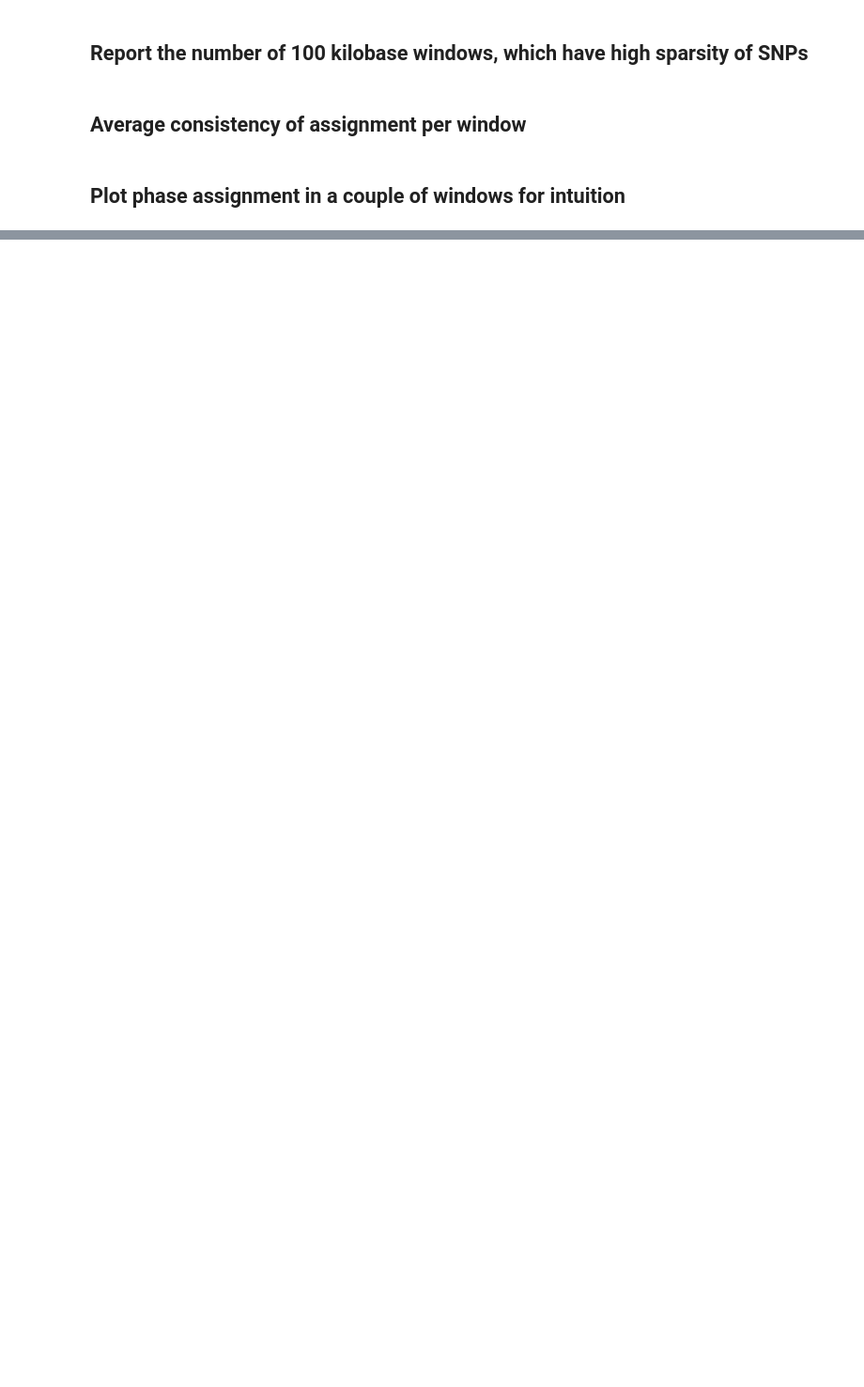
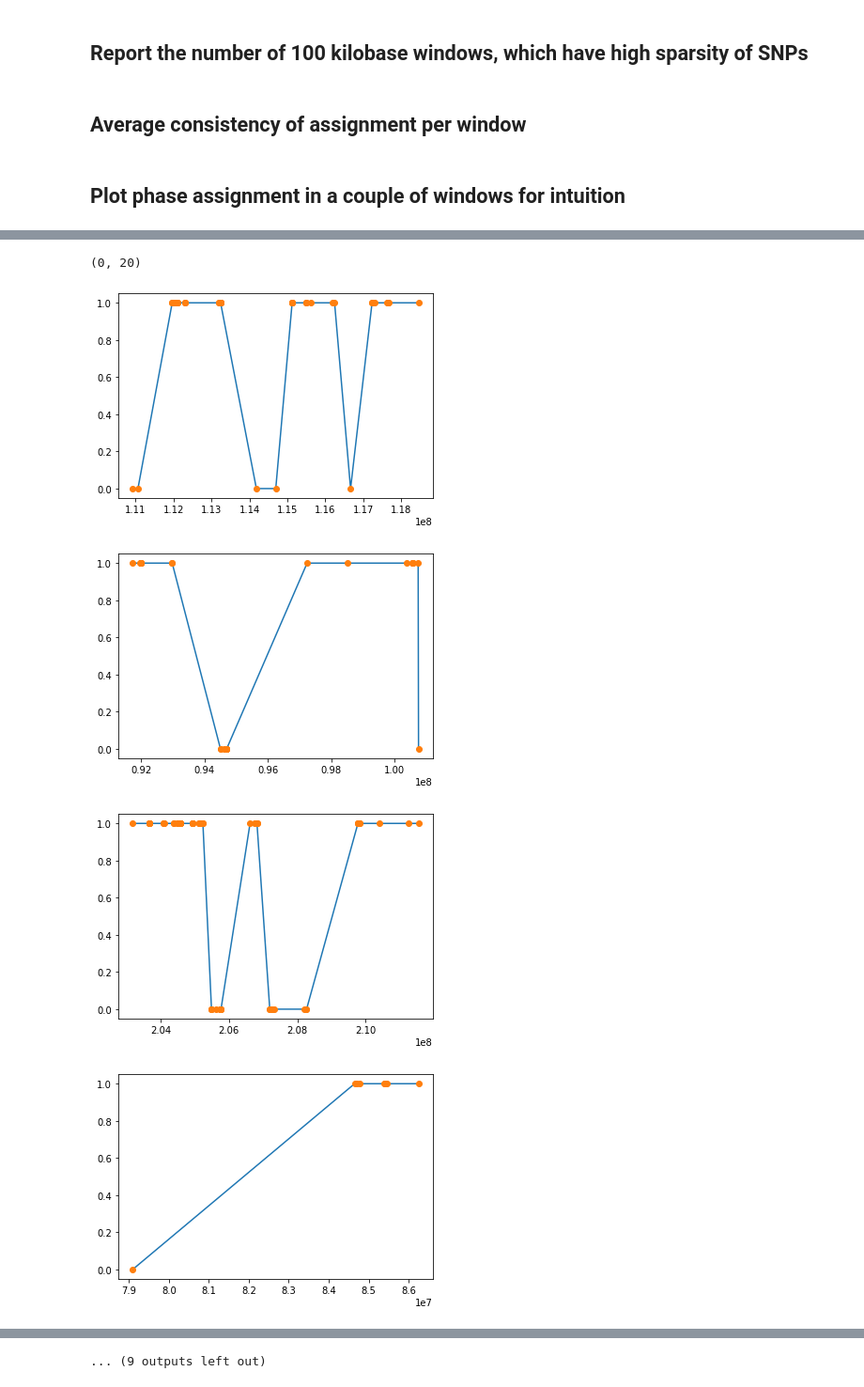
Before and after one commit to kharchenkolab/pysccnv, a Jupyter notebook: Eagle2_benchmark.ipynb, the cells around one changed output, grey strips where cells are left out. Shown at 94% size. Drawn from its saved outputs; the diff is of its cells as text; code cells hidden in the pictures; blank space fills up the shorter version.

```diff
--- a/Eagle2_benchmark.ipynb
+++ b/Eagle2_benchmark.ipynb
@@ -837,0 +1058,28 @@ for i in range(trials):
+# %%
+def make_plots(phase_errors, no_plots, window):
+    plots = 0
+    sparse_regions = 0
+    trials = 1000 * no_plots
+    for i in range(trials):
+        left = random.randint(min(phase_errors)[1], max(phase_errors)[1])
+        selected_window = interval(phase_errors, (chrom, left), (chrom, left + window))
+        if len(selected_window) < 5:
+            sparse_regions += 1
+            continue
+        if plots >= no_plots:
+            break
+        x = [j for (i,j), k in selected_window.items()]
+        y = [k for (i,j), k in selected_window.items()]
+        plt.figure()
+        plt.plot(x, y)
+        plt.plot(x, y, "o")
+        plots += 1
+    return sparse_regions, plots
+# %%
+make_plots(phase_errors_WES, 20, 10**7)
+# %% [output]
+(0, 20)
+[figure, added]
+[figure, added]
+[figure, added]
+[figure, added]
@@ -837,0 +1093 @@ for i in range(trials):
+... (9 outputs left out)
```
Also changed, not shown: parts of 45 cells of this notebook.
